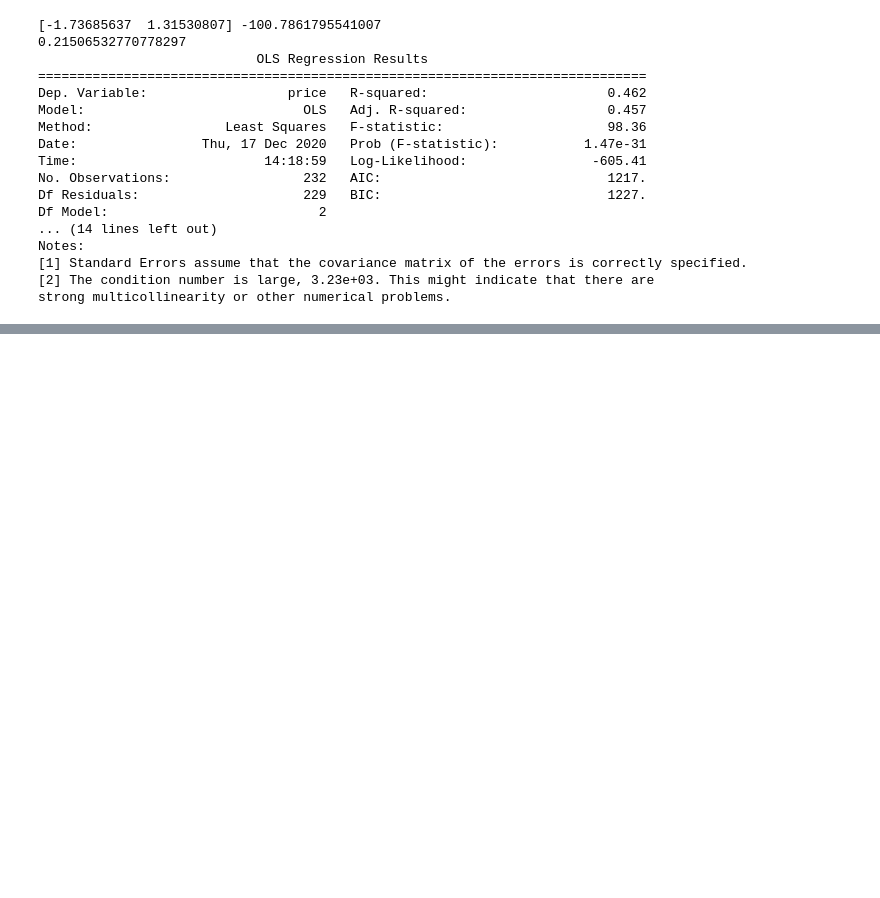
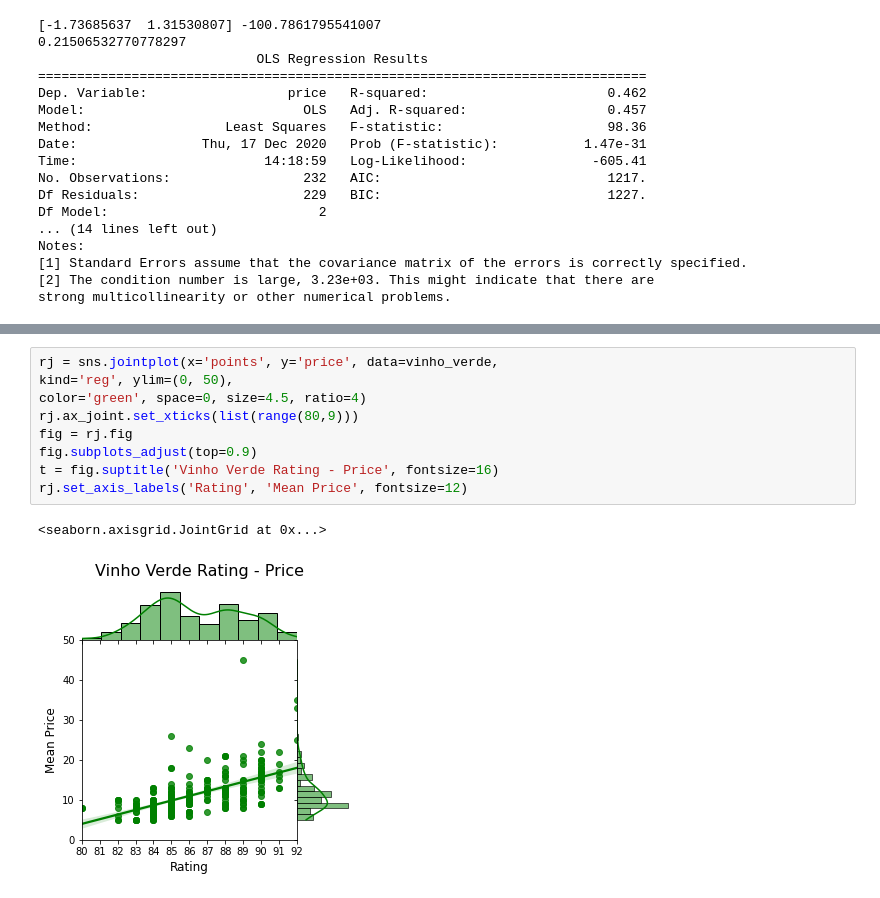
Before and after one commit to beugi19/Insights-on-Vinho-Verde-Quality, a Jupyter notebook: wine_sales.ipynb, the cells around one changed output, grey strips where cells are left out. Cells and saved outputs as stored; diff of their text form; blank space fills up the shorter version.

```diff
--- a/wine_sales.ipynb
+++ b/wine_sales.ipynb
@@ -323,0 +385,12 @@ strong multicollinearity or other numerical problems.
+# %%
+rj = sns.jointplot(x='points', y='price', data=vinho_verde,
+kind='reg', ylim=(0, 50),
+color='green', space=0, size=4.5, ratio=4)
+rj.ax_joint.set_xticks(list(range(80,9)))
+fig = rj.fig
+fig.subplots_adjust(top=0.9)
+t = fig.suptitle('Vinho Verde Rating - Price', fontsize=16)
+rj.set_axis_labels('Rating', 'Mean Price', fontsize=12)
+# %% [output]
+<seaborn.axisgrid.JointGrid at 0x...>
+[figure, added]
```
Also changed, not shown: parts of 9 cells of this notebook, 1 other file.
